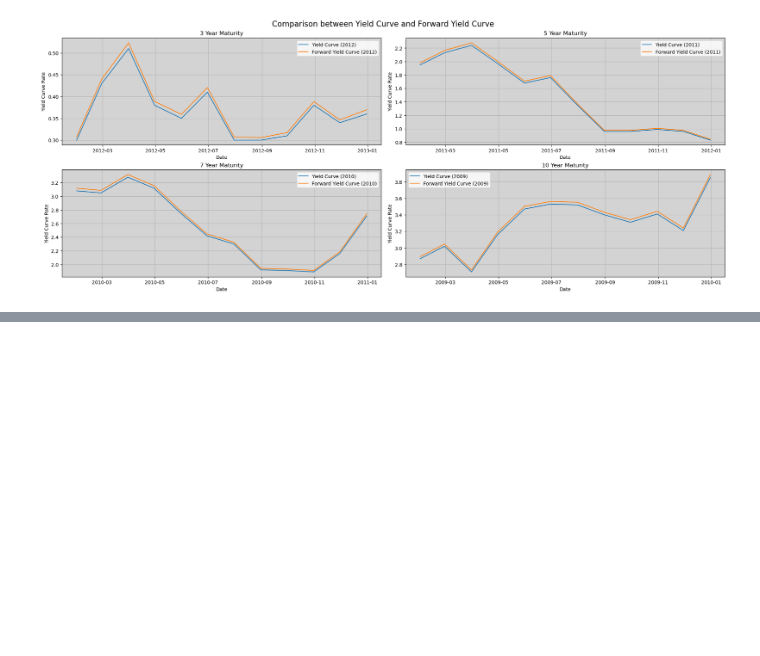
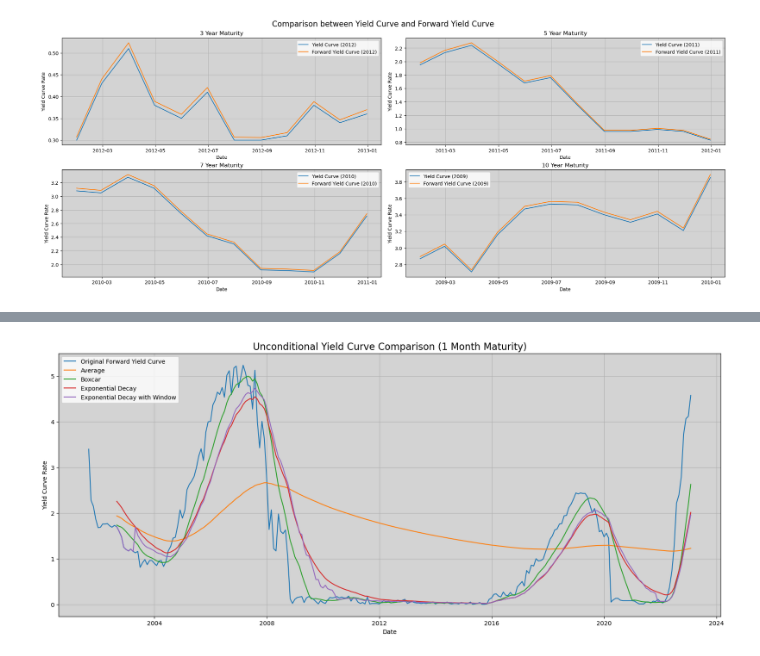
Before and after one commit to zym20000325/MeanRevertingYieldCurve, a Jupyter notebook: main.ipynb, the cells around one changed output, grey strips where cells are left out. Cells and saved outputs as stored; diff of their text form; code cells hidden in the pictures; blank space fills up the shorter version.

```diff
--- a/main.ipynb
+++ b/main.ipynb
@@ -69,0 +115,9 @@ df_forward
+# %%
+df_uncon_average = unconditional_average(df_forward)
+df_uncon_boxcar = unconditional_boxcar(df_forward, window = 10)
+df_uncon_exp_decay = unconditional_exponential_decay(df_forward, decay_coefficient = 0.1)
+df_uncon_exp_decay2 = unconditional_exponential_decay(df_forward, decay_coefficient = 0.1, window = 20)
+# %%
+plot_unconditional_yc_comparision(df_forward, df_uncon_average, df_uncon_boxcar, df_uncon_exp_decay, df_uncon_exp_decay2)
+# %% [output]
+[figure, added]
```
Also changed, not shown: parts of 22 cells of this notebook, 1 other file.
